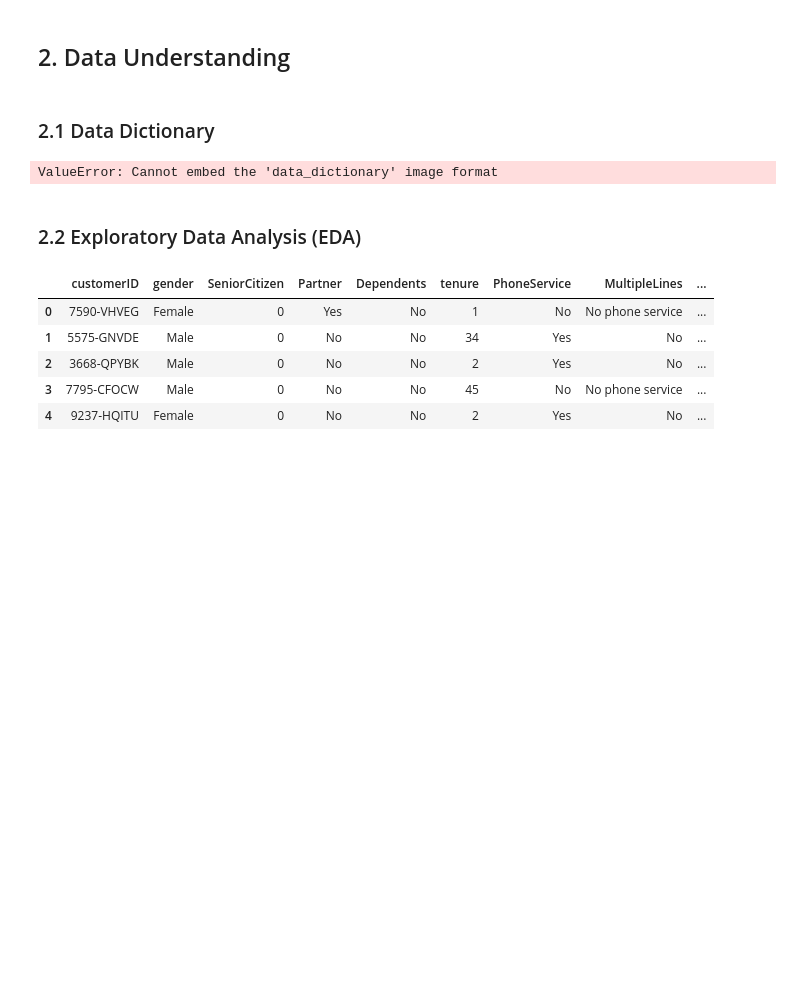
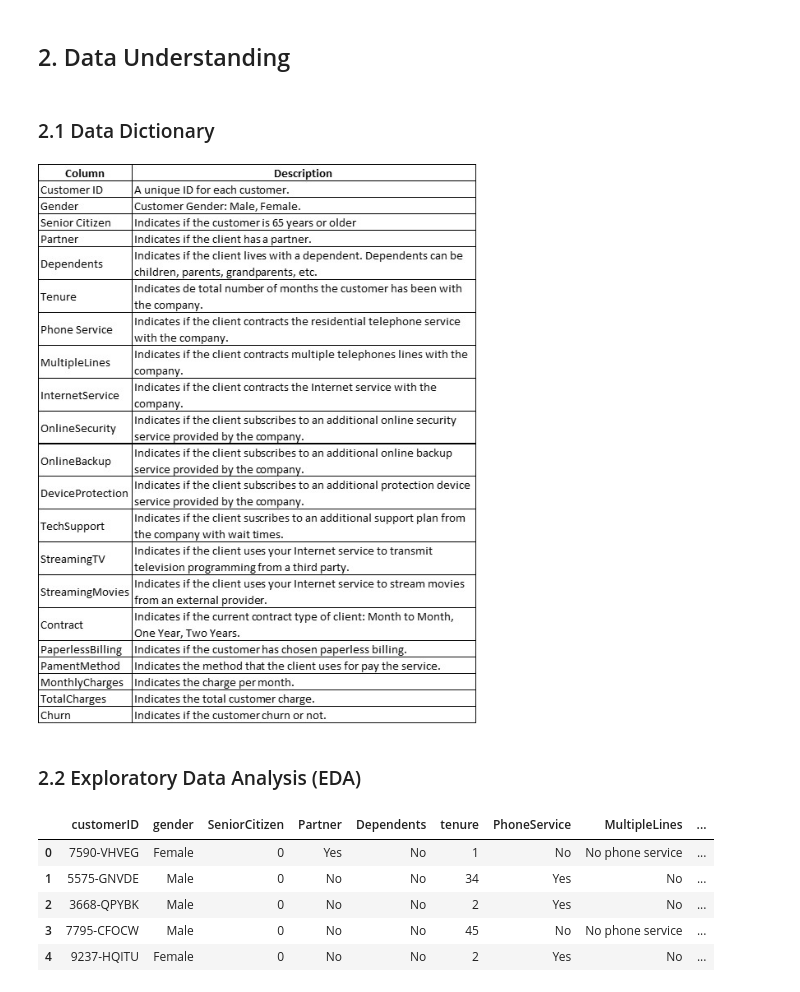
Before and after one commit to mijailbv/Churn_Prediction-Strategic_Thinking, a Jupyter notebook: Oficial.ipynb, the cells around one changed output. Drawn from its saved outputs; the diff is of its cells as text; code cells hidden in the pictures; blank space fills up the shorter version.

```diff
--- a/Oficial.ipynb
+++ b/Oficial.ipynb
@@ -42,9 +42,9 @@ In this project we will analyze the data we have about Churn, we will study its
 ### 2.1 Data Dictionary
 # %%
 from IPython.display import Image
-Image(filename =r'Data_Dictionary')
+Image(filename =r'Data_Dictionary.jpg')
 # %% [output]
-ValueError: Cannot embed the 'data_dictionary' image format
+[figure, added]
 # %% [markdown]
 ### 2.2 Exploratory Data Analysis (EDA)
 # %%
```
Also changed, not shown: parts of 13 cells of this notebook.
